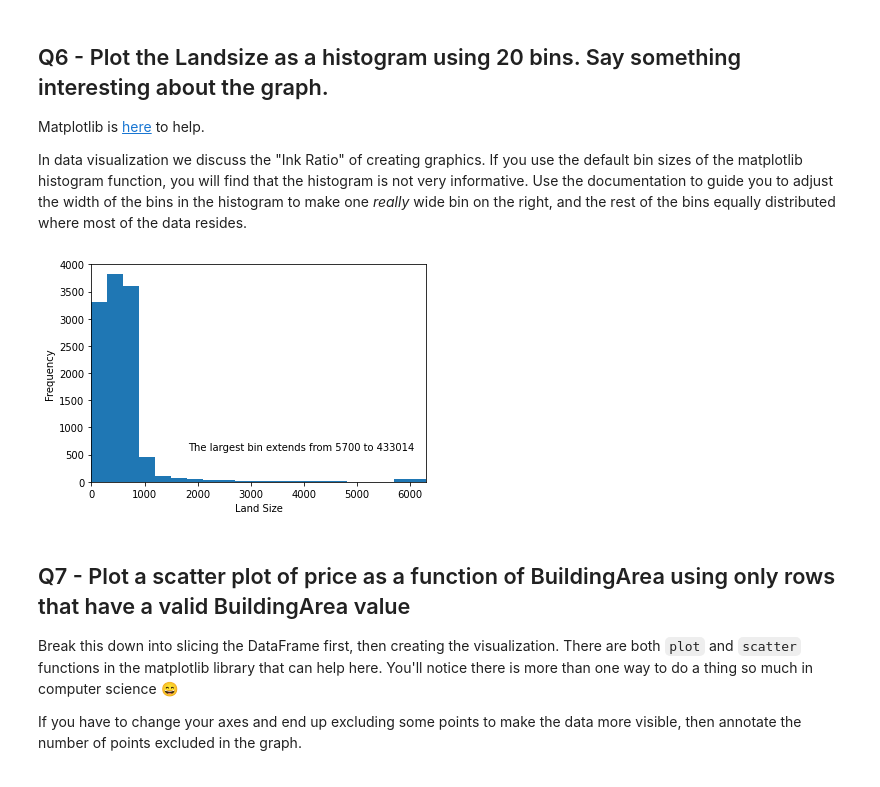
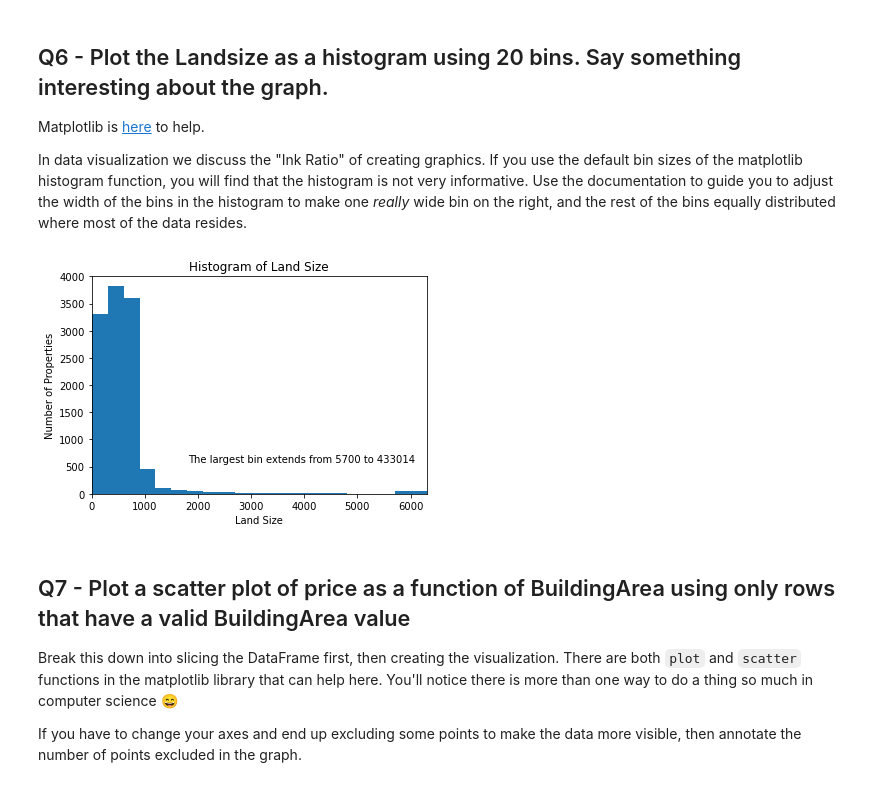
Before and after one commit to alex-chiu/CS329E-Data-Analytics, a Jupyter notebook: HW1/329e_HW1.ipynb, the cells around one changed output. Cells and saved outputs as stored; diff of their text form; code cells hidden in the pictures.

```diff
--- a/HW1/329e_HW1.ipynb
+++ b/HW1/329e_HW1.ipynb
@@ -147,29 +146,30 @@ In data visualization we discuss the "Ink Ratio" of creating graphics.  If you u
 # %%
 #land_size = df["Landsize"][df["Landsize"] != 0] # Take all landsize values greater than 0
 #land_size_hist = plt.hist(land_size, bins=[])
 
 # code goes here
 landSize = df[df["Landsize"]!=0]["Landsize"] #df["Landsize"]
 
 bins = []
 total = 0.
 
 for i in range(20):
-    bins.append(round(i*300,0))
+    bins.append(i*300)
 
 bins.append(landSize.max())
 
 
 plt.hist(landSize,bins=bins)
 landSize.max()
 plt.xlim(0,300*21)
 plt.ylim(0,4000)
-plt.ylabel("Frequency")
+plt.title("Histogram of Land Size")
+plt.ylabel("Number of Properties")
 plt.xlabel("Land Size")
 plt.annotate("The largest bin extends from 5700 to 433014",xy=(150, 70), xycoords='figure pixels')
 plt.show()
 # %% [output]
-[figure, old version]
+[figure, new version]
 # %% [markdown]
 ## Q7 - Plot a scatter plot of price as a function of BuildingArea using only rows that have a valid BuildingArea value
 
```
Also changed, not shown: parts of 11 cells of this notebook, 1 other file.
